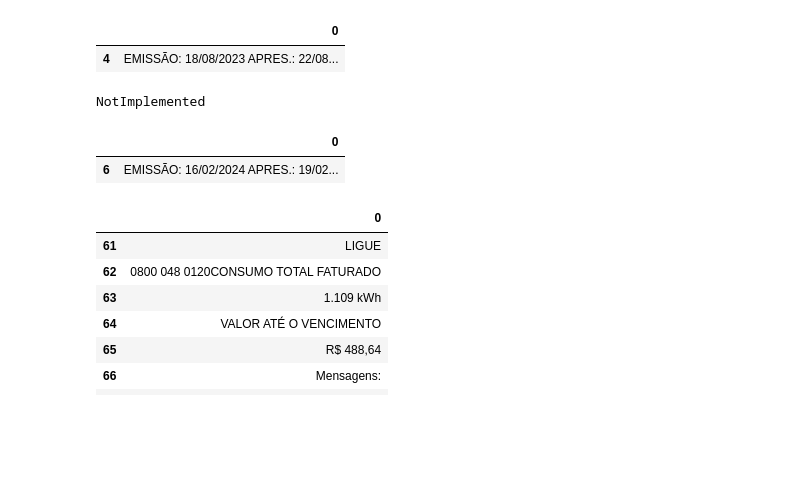
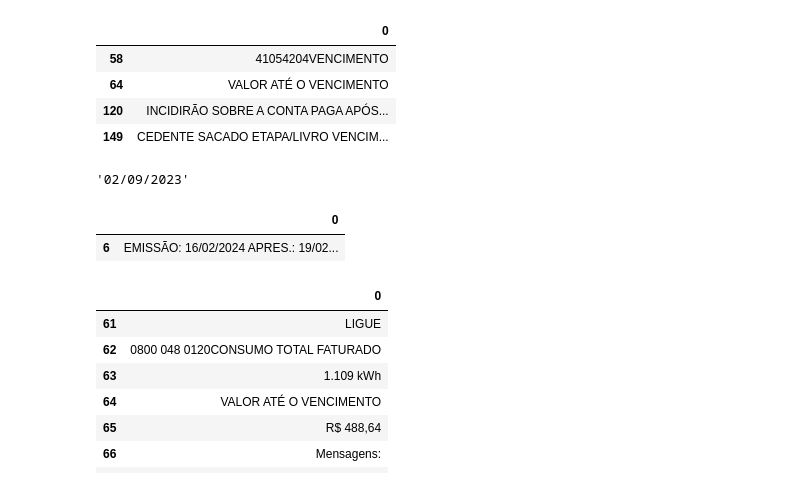
Before and after one commit to thiagopias/celescbill-scanner, a Jupyter notebook: pdf-extractor/PdfExtractor.ipynb, the cells around one changed output. Saved outputs shown, nothing was run; the diff lists cells and outputs as text; code cells hidden in the pictures; blank space fills up the shorter version.

Commit message:
added methods get_data_vencimento and get_data_emissao

```diff
--- a/pdf-extractor/PdfExtractor.ipynb
+++ b/pdf-extractor/PdfExtractor.ipynb
@@ -25,20 +65,21 @@ df2 = pd.DataFrame(lista)
 # %%
-string = "EMISSÃO:"
-df = df.loc[df[0].str.contains(string)]
-df2 = df2.loc[df2[0].str.contains(string)]
+string = "VENCIMENTO"
+dfX = df.loc[df[0].str.contains(string)]
+dfY = df2.loc[df2[0].str.contains(string)]
 # %%
-df
+dfX
 # %% [output]
 |  | 0 |
-| 4 | EMISSÃO: 18/08/2023 APRES.: 22/08... |
+| 58 | 41054204VENCIMENTO |
+| 64 | VALOR ATÉ O VENCIMENTO |
+| 120 | INCIDIRÃO SOBRE A CONTA PAGA APÓS... |
+| 149 | CEDENTE SACADO ETAPA/LIVRO VENCIM... |
 # %%
-index = df.loc[df[0].str.contains(string)]
-line = index.values[0][0]
-
-date_string = line.split(":")[1].split(" ")[1] #'18/08/2023'
-date_object = datetime.strptime(date_string, '%d/%m/%Y').date()
+dfX2 = df[df.index == dfX.index.values[0]+1]
-# %% [output]
-NotImplemented
+# %%
+dfX2.values[0][0]
+# %% [output]
+'02/09/2023'
 # %%
 df2
 # %% [output]
```
Also changed, not shown: parts of 3 cells of this notebook, 2 other files.
